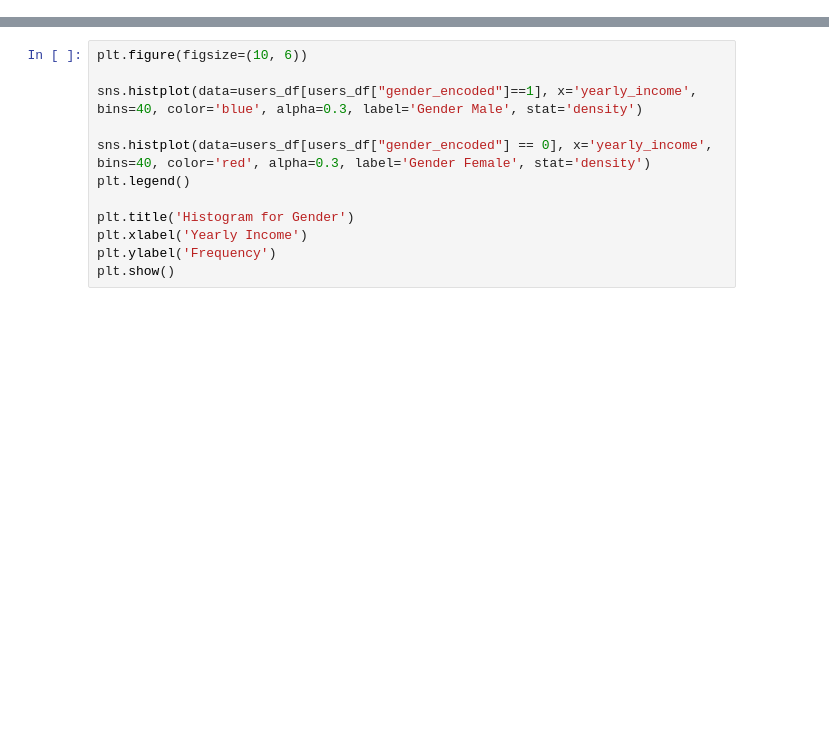
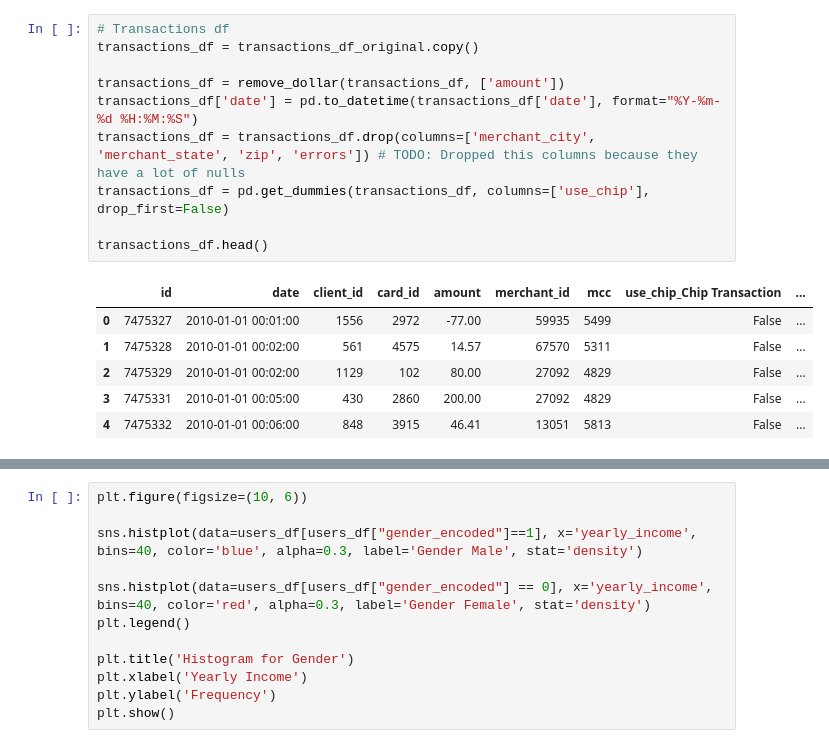
Before and after one commit to marcsirvent/frauddetection, a Jupyter notebook: main.ipynb, the cells around one changed output, grey strips where cells are left out. Cells and saved outputs as stored; diff of their text form; blank space fills up the shorter version.

```diff
--- a/main.ipynb
+++ b/main.ipynb
@@ -71,0 +138,17 @@ users_df.head()
+# %%
+# Transactions df
+transactions_df = transactions_df_original.copy()
+
+transactions_df = remove_dollar(transactions_df, ['amount'])
+transactions_df['date'] = pd.to_datetime(transactions_df['date'], format="%Y-%m-%d %H:%M:%S")
+transactions_df = transactions_df.drop(columns=['merchant_city', 'merchant_state', 'zip', 'errors']) # TODO: Dropped this columns because they have a lot of nulls
+transactions_df = pd.get_dummies(transactions_df, columns=['use_chip'], drop_first=False)
+
+transactions_df.head()
+# %% [output]
+|  | id | date | client_id | card_id | amount | merchant_id | mcc | use_chip_Chip Transaction | ... |
+| 0 | 7475327 | 2010-01-01 00:01:00 | 1556 | 2972 | -77.00 | 59935 | 5499 | False | ... |
+| 1 | 7475328 | 2010-01-01 00:02:00 | 561 | 4575 | 14.57 | 67570 | 5311 | False | ... |
+| 2 | 7475329 | 2010-01-01 00:02:00 | 1129 | 102 | 80.00 | 27092 | 4829 | False | ... |
+| 3 | 7475331 | 2010-01-01 00:05:00 | 430 | 2860 | 200.00 | 27092 | 4829 | False | ... |
+| 4 | 7475332 | 2010-01-01 00:06:00 | 848 | 3915 | 46.41 | 13051 | 5813 | False | ... |
```
Also changed, not shown: parts of 18 cells of this notebook.
